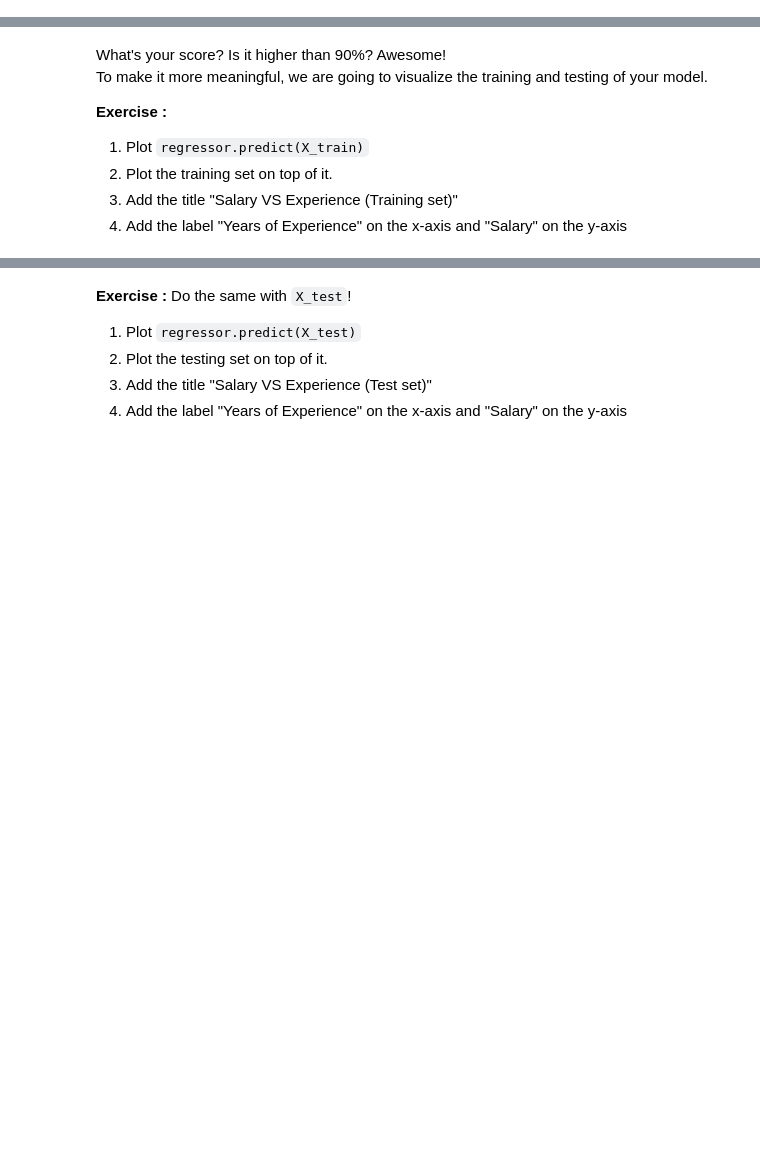
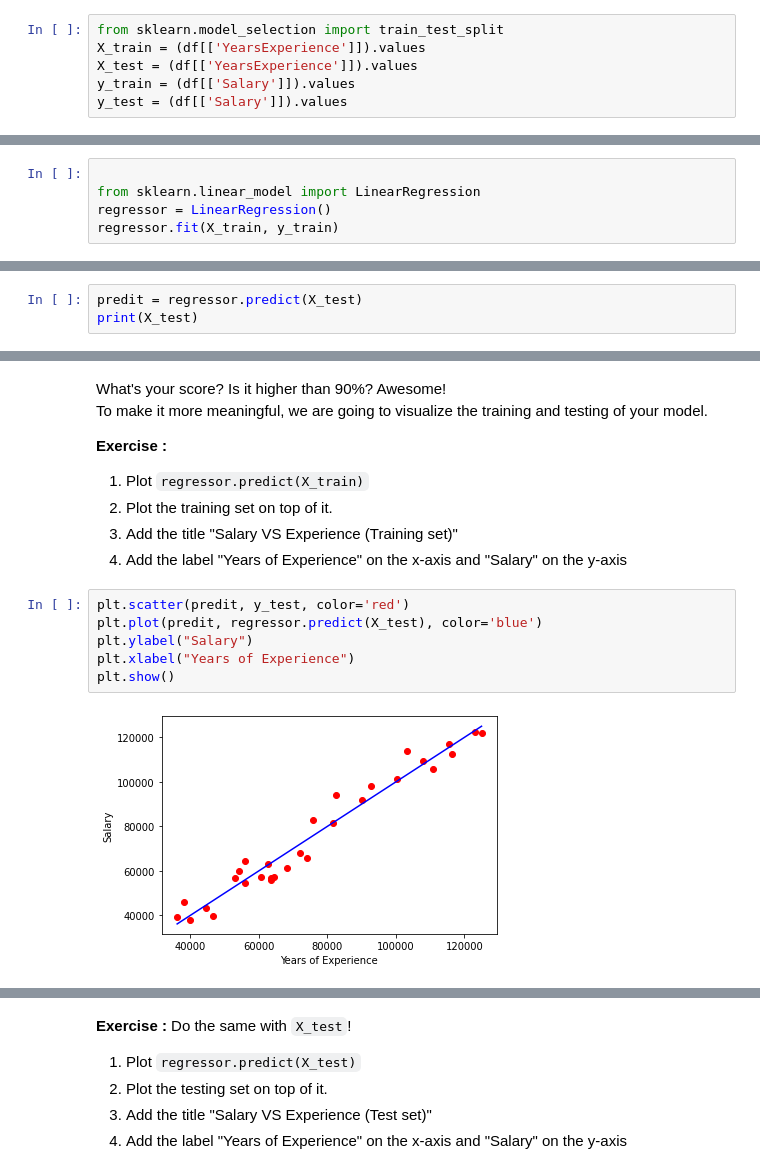
Before and after one commit to StefanMihut/Becode-Course, a Jupyter notebook: content/4.machine_learning/1.Regression/01-Simple_linear_regression_sklearn.ipynb, the cells around one changed output, grey strips where cells are left out. Cells and saved outputs as stored; diff of their text form; blank space fills up the shorter version.

Commit message:
training model update

```diff
--- a/content/4.machine_learning/1.Regression/01-Simple_linear_regression_sklearn.ipynb
+++ b/content/4.machine_learning/1.Regression/01-Simple_linear_regression_sklearn.ipynb
@@ -115,6 +121,12 @@ It is a fast and easy procedure to perform, the results of which allow you to co
 Generally, the training dataset contains 80% of the whole dataset. The remaining 20% is for the test dataset.
 
 **Exercise :** Import `train_test_split` from `sklearn` and split the dataset and create the variables `X_train`, `X_test`, `y_train`, `y_test`.
+# %%
+from sklearn.model_selection import train_test_split
+X_train = (df[['YearsExperience']]).values
+X_test = (df[['YearsExperience']]).values
+y_train = (df[['Salary']]).values
+y_test = (df[['Salary']]).values
 # %% [markdown]
 ### 5. Load and fit the model
 
@@ -126,3 +138,8 @@ But we are lucky because the sklearn library already has a ready-made linear mod
 1. Import `LinearRegression` from sklearn.
 2. Create a `regressor` variable and instantiate your `LinearRegression` class.
 2. Train your model with `X_train` and `y_train`.
+# %%
+
+from sklearn.linear_model import LinearRegression
+regressor = LinearRegression()
+regressor.fit(X_train, y_train)
@@ -139,3 +164,6 @@ That's not bad! But let's now check if our model can make generalizations about
 The `X_test` and `y_test` sets were previously created. Now it is time to use them.
 
 **Exercise :** Use the `predict` method of your model on your test dataset (`X_test`).
+# %%
+predit = regressor.predict(X_test)
+print(X_test)
@@ -150,6 +201,14 @@ To make it more meaningful, we are going to visualize the training and testing o
 2. Plot the training set on top of it.
 3. Add the title "Salary VS Experience (Training set)"
 4. Add the label "Years of Experience" on the x-axis and "Salary" on the y-axis
+# %%
+plt.scatter(predit, y_test, color='red')
+plt.plot(predit, regressor.predict(X_test), color='blue')
+plt.ylabel("Salary")
+plt.xlabel("Years of Experience")
+plt.show()
+# %% [output]
+[figure, added]
 # %% [markdown]
 The expected result should look like this:
 ![train_plot](./assets/trainplot.png)
```
Also changed, not shown: parts of 5 cells of this notebook, 1 other file.
